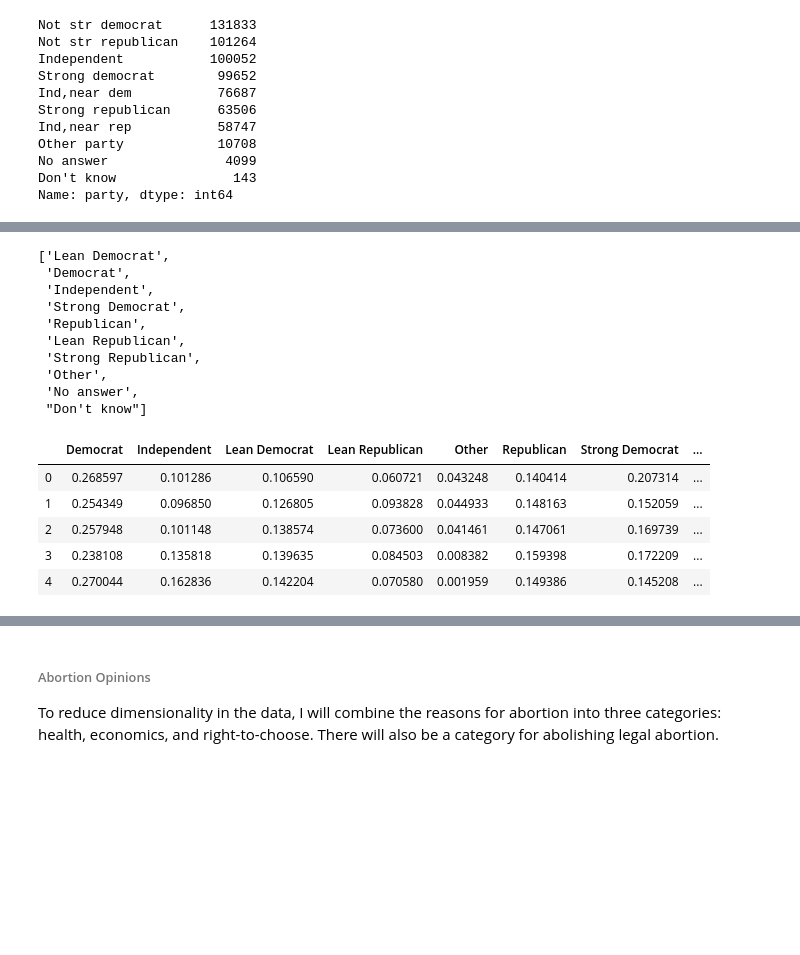
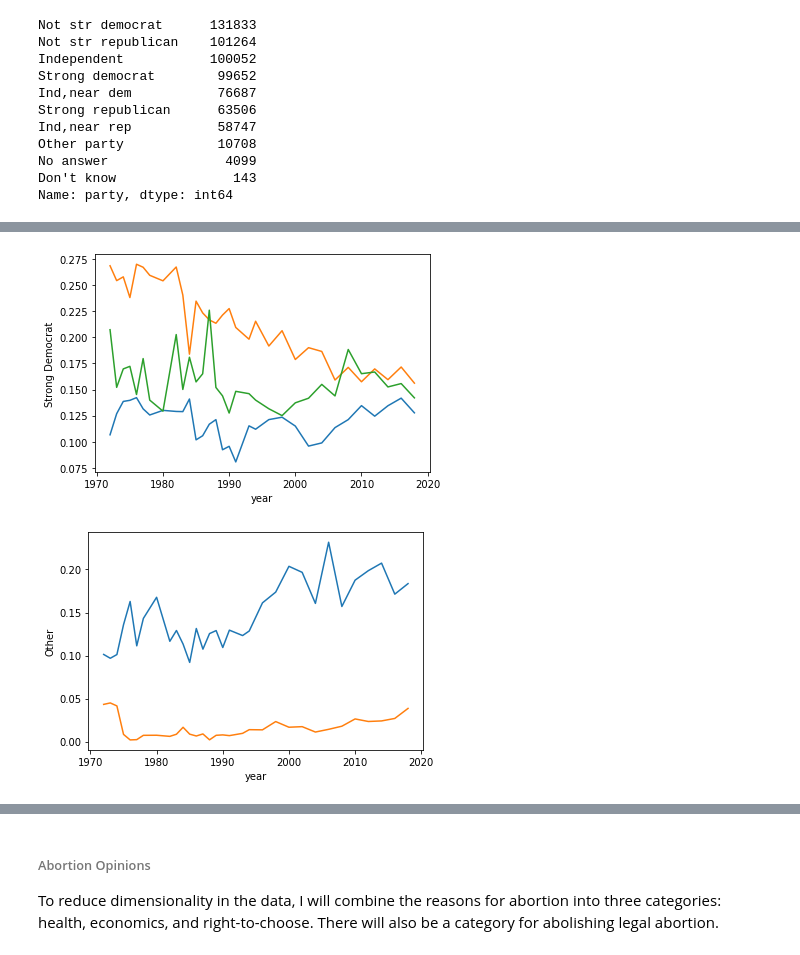
Before and after one commit to shsobieski/Faultlines, a Jupyter notebook: cleaning.ipynb, the cells around one changed output, grey strips where cells are left out. Cells and saved outputs as stored; diff of their text form; code cells hidden in the pictures; blank space fills up the shorter version.

Commit message:
wrote party_splits function

```diff
--- a/cleaning.ipynb
+++ b/cleaning.ipynb
@@ -141,23 +121,0 @@ party.head()
-# %%
-list(party['party'].unique())
-# %% [output]
-['Lean Democrat',
- 'Democrat',
- 'Independent',
- 'Strong Democrat',
- 'Republican',
- 'Lean Republican',
- 'Strong Republican',
- 'Other',
- 'No answer',
- "Don't know"]
-# %%
-percent_parties = create_ts(party, parties)
-percent_parties.head()
-# %% [output]
-|  | Democrat | Independent | Lean Democrat | Lean Republican | Other | Republican | Strong Democrat | ... |
-| 0 | 0.268597 | 0.101286 | 0.106590 | 0.060721 | 0.043248 | 0.140414 | 0.207314 | ... |
-| 1 | 0.254349 | 0.096850 | 0.126805 | 0.093828 | 0.044933 | 0.148163 | 0.152059 | ... |
-| 2 | 0.257948 | 0.101148 | 0.138574 | 0.073600 | 0.041461 | 0.147061 | 0.169739 | ... |
-| 3 | 0.238108 | 0.135818 | 0.139635 | 0.084503 | 0.008382 | 0.159398 | 0.172209 | ... |
-| 4 | 0.270044 | 0.162836 | 0.142204 | 0.070580 | 0.001959 | 0.149386 | 0.145208 | ... |
@@ -166,9 +122,12 @@ grouped.columns
 # %%
-sns.lineplot(x= 'year', y = 'percent Lean Democrat', data= grouped)
-sns.lineplot(x= 'year', y = 'percent Democrat', data= grouped)
-sns.lineplot(x= 'year', y = 'percent Strong Democrat', data= grouped)
-plt.legend();
+sns.lineplot(x= 'year', y = 'Lean Democrat', data= percent_parties)
+sns.lineplot(x= 'year', y = 'Democrat', data= percent_parties)
+sns.lineplot(x= 'year', y = 'Strong Democrat', data= percent_parties);
+# %% [output]
+[figure, added]
 # %%
-sns.lineplot(x= 'year', y = 'percent Independent', data= grouped)
-sns.lineplot(x= 'year', y = 'percent Other', data= grouped);
+sns.lineplot(x= 'year', y = 'Independent', data= percent_parties)
+sns.lineplot(x= 'year', y = 'Other', data= percent_parties);
+# %% [output]
+[figure, added]
 # %%
```
Also changed, not shown: parts of 16 cells of this notebook, 2 other files.
